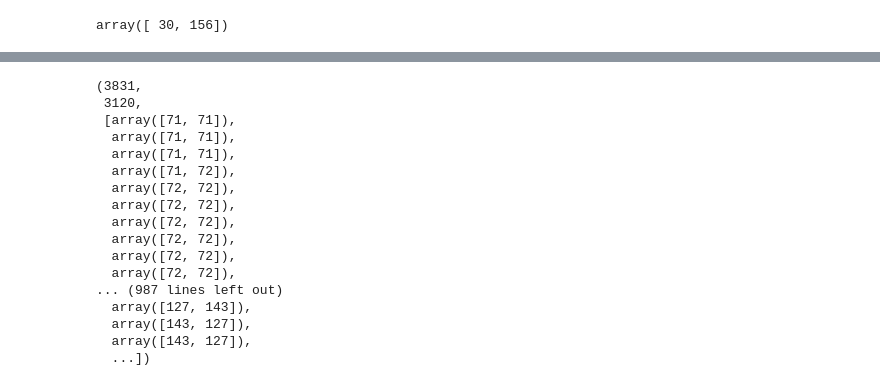
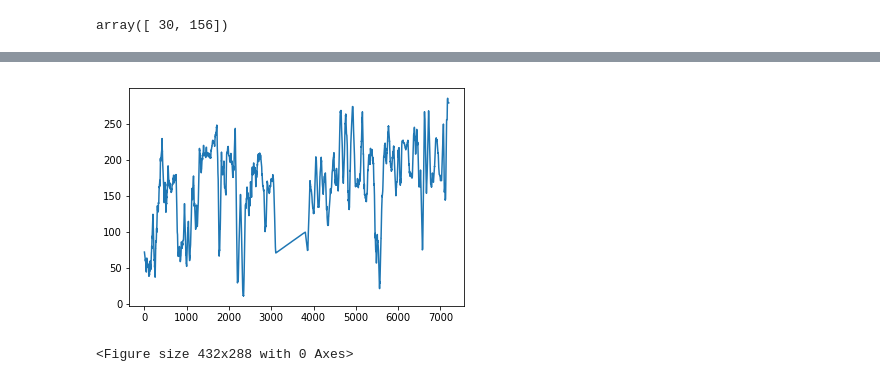
Before and after one commit to darkcoderrises/SkipIntro, a Jupyter notebook: Series Intro Detector.ipynb, the cells around one changed output, grey strips where cells are left out. Drawn from its saved outputs; the diff is of its cells as text; code cells hidden in the pictures.

```diff
--- a/Series Intro Detector.ipynb
+++ b/Series Intro Detector.ipynb
@@ -76,4 +75,9 @@ temp = [i/24 for i in indices]
 # %%
 # %% [output]
 array([ 30, 156])
+# %%
+dp = [1 for i in range(len(temp))]
+l = [min(i) for ind, i in enumerate(temp)]
+from scipy.signal import savgol_filter
+l = savgol_filter(l, 51, 1)
 # %%
@@ -90,20 +93,7 @@ print index/24, (index-value)/24
-# %%
-index, 130*24, temp[130*24:144*34]
-# %% [output]
-(3831,
- 3120,
- [array([71, 71]),
-  array([71, 71]),
-  array([71, 71]),
-  array([71, 72]),
-  array([72, 72]),
-  array([72, 72]),
-  array([72, 72]),
-  array([72, 72]),
-  array([72, 72]),
-  array([72, 72]),
-... (987 lines left out)
-  array([127, 143]),
-  array([143, 127]),
-  array([143, 127]),
-  ...])
+# %%
+plt.plot(l)
+plt.show()
+plt.savefig('temp.png')
+# %% [output]
+[figure, added]
+<Figure size 432x288 with 0 Axes>
```
Also changed, not shown: parts of 5 cells of this notebook.
